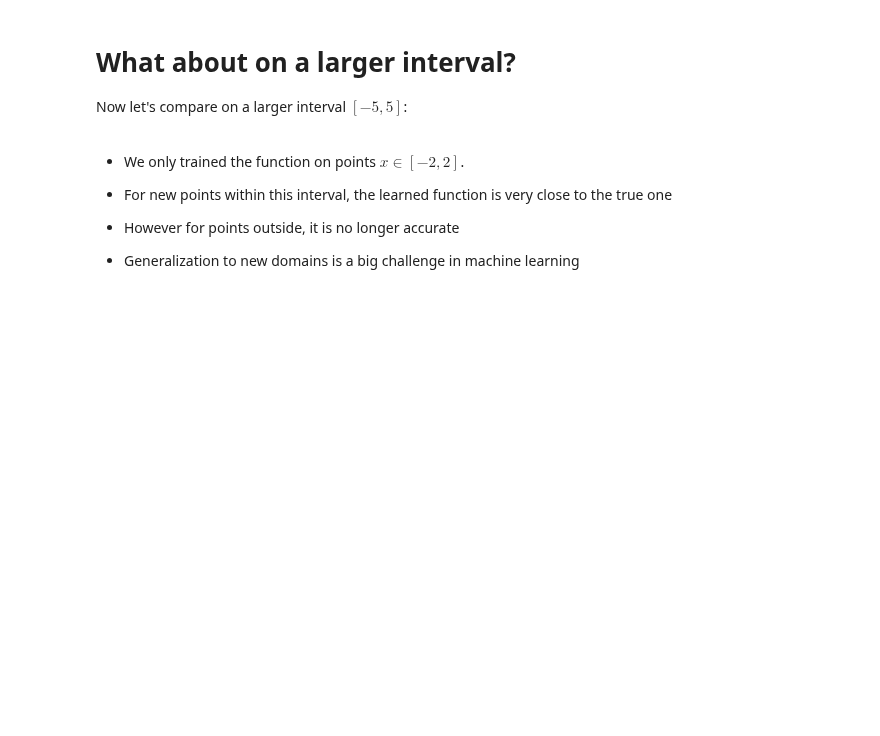
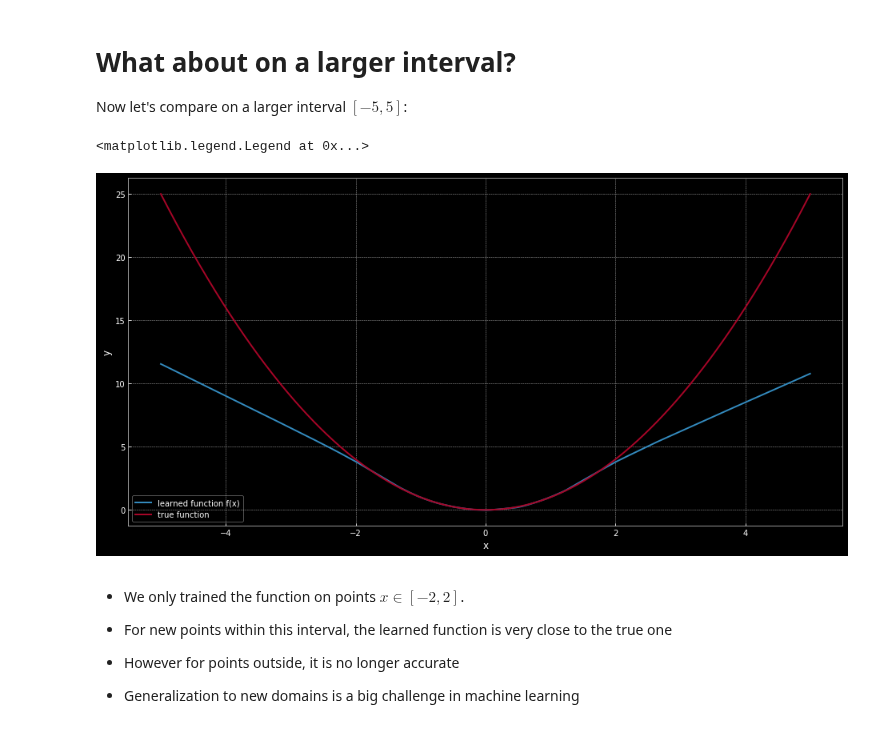
Before and after one commit to Atcold/NYU-DLSP20, a Jupyter notebook: 04-optimization.ipynb, the cells around one changed output. Saved outputs shown, nothing was run; the diff lists cells and outputs as text; code cells hidden in the pictures; blank space fills up the shorter version.

```diff
--- a/04-optimization.ipynb
+++ b/04-optimization.ipynb
@@ -82,16 +90,19 @@ plt.legend(['learned function f(x)', 'true function'])
 
 Now let's compare on a larger interval $[-5, 5]$:
 # %%
-x = Variable(torch.linspace(-5, 5, 1000).view(-1, 1))
+x = torch.linspace(-5, 5, 1000).view(-1, 1)
 y = model(x)
 x = x.data.squeeze()
 y = y.data.squeeze()
 y_true = x**2
 plt.plot(x.numpy(), y.numpy())
 plt.plot(x.numpy(), y_true.numpy())
 plt.xlabel('x')
 plt.ylabel('y')
 plt.legend(['learned function f(x)', 'true function'])
+# %% [output]
+<matplotlib.legend.Legend at 0x...>
+[figure, added]
 # %% [markdown]
 * We only trained the function on points $x \in [-2, 2]$.
 * For new points within this interval, the learned function is very close to the true one
```
Also changed, not shown: parts of 4 cells of this notebook.
